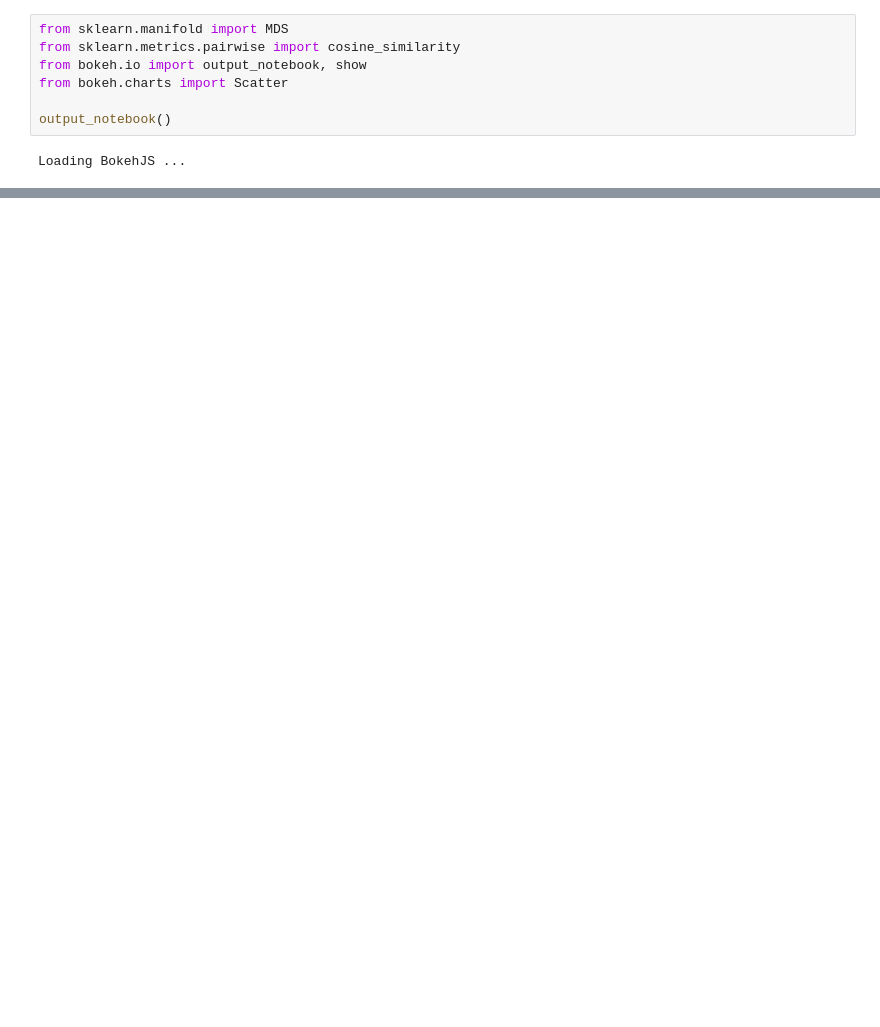
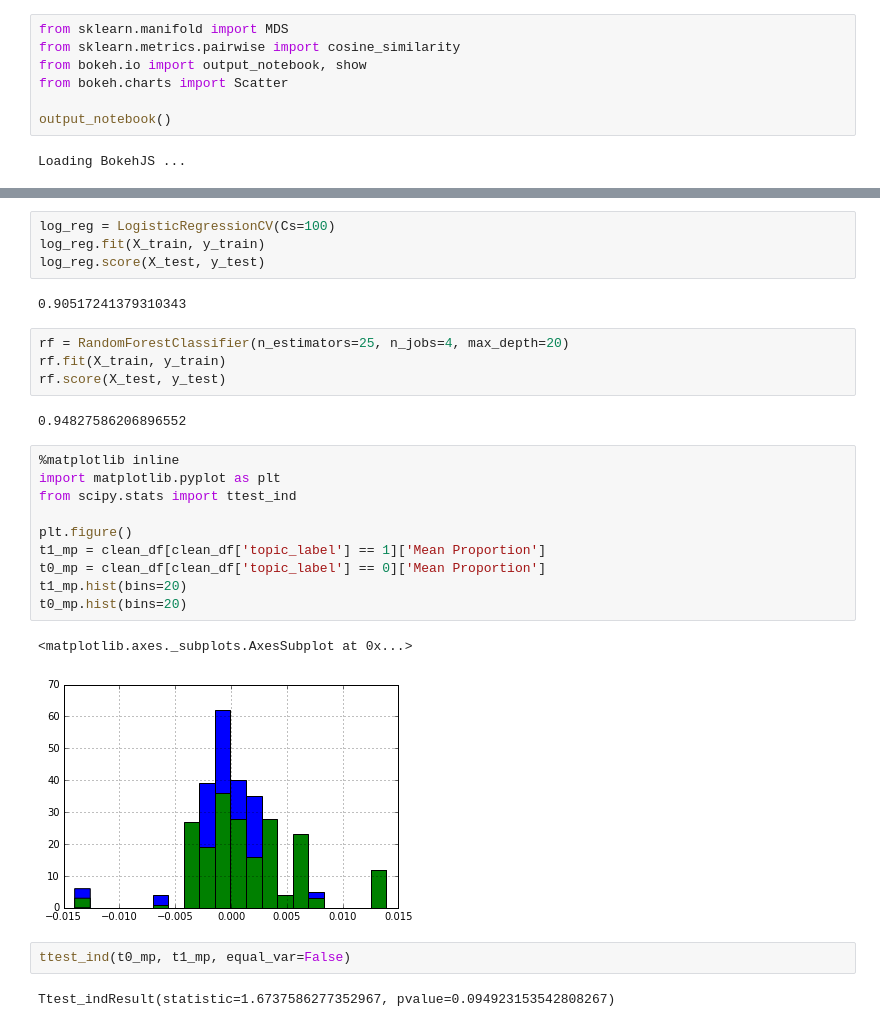
Before and after one commit to rykard95/wh_stocks, a Jupyter notebook: Final Notebook.ipynb, the cells around one changed output, grey strips where cells are left out. Drawn from its saved outputs; the diff is of its cells as text; blank space fills up the shorter version.

```diff
--- a/Final Notebook.ipynb
+++ b/Final Notebook.ipynb
@@ -197,0 +213,29 @@ show(p)
+# %%
+log_reg = LogisticRegressionCV(Cs=100)
+log_reg.fit(X_train, y_train)
+log_reg.score(X_test, y_test)
+# %% [output]
+0.90517241379310343
+# %%
+rf = RandomForestClassifier(n_estimators=25, n_jobs=4, max_depth=20)
+rf.fit(X_train, y_train)
+rf.score(X_test, y_test)
+# %% [output]
+0.94827586206896552
+# %%
+%matplotlib inline
+import matplotlib.pyplot as plt
+from scipy.stats import ttest_ind
+
+plt.figure()
+t1_mp = clean_df[clean_df['topic_label'] == 1]['Mean Proportion']
+t0_mp = clean_df[clean_df['topic_label'] == 0]['Mean Proportion']
+t1_mp.hist(bins=20)
+t0_mp.hist(bins=20)
+# %% [output]
+<matplotlib.axes._subplots.AxesSubplot at 0x...>
+[figure, added]
+# %%
+ttest_ind(t0_mp, t1_mp, equal_var=False)
+# %% [output]
+Ttest_indResult(statistic=1.6737586277352967, pvalue=0.094923153542808267)
```
Also changed, not shown: parts of 11 cells of this notebook.
